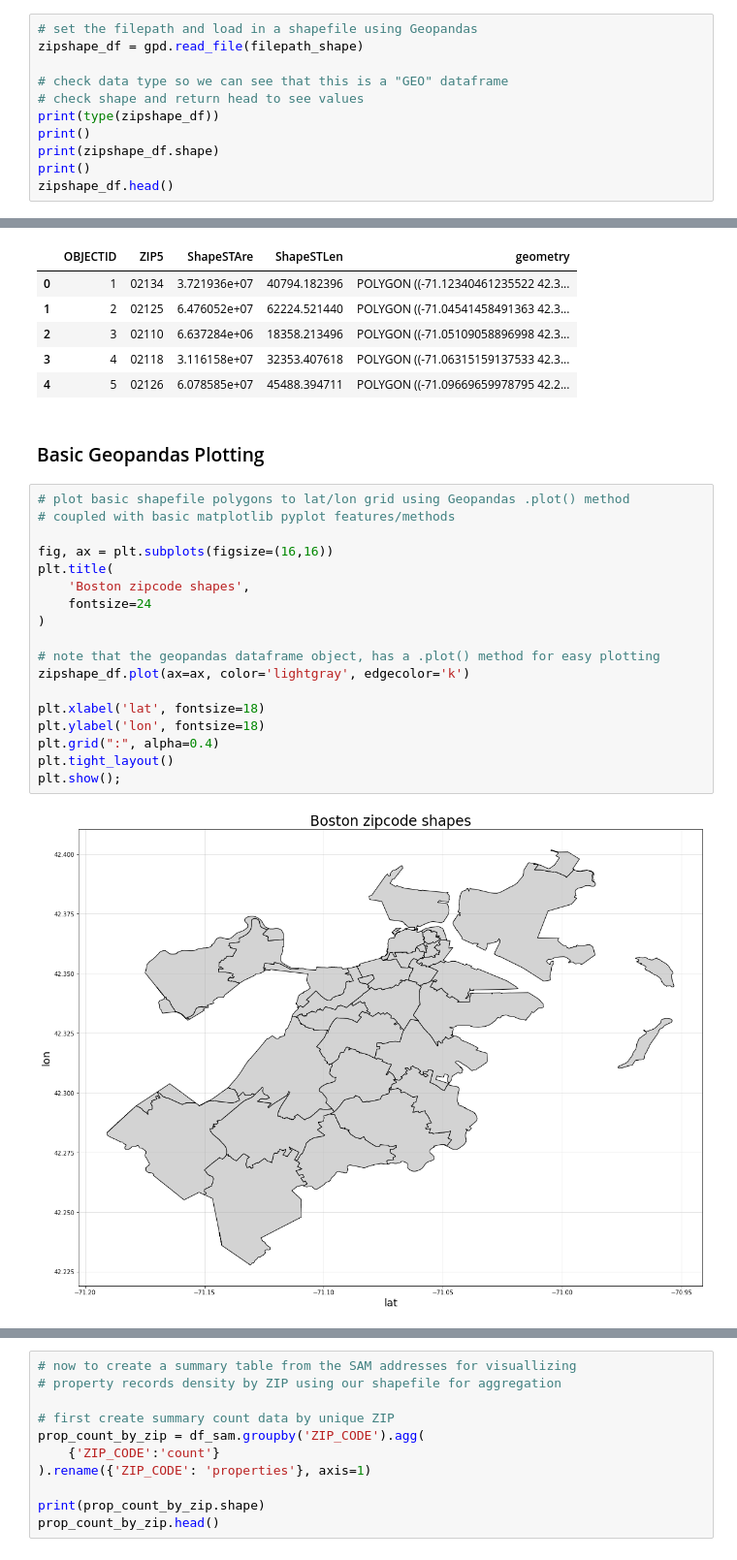
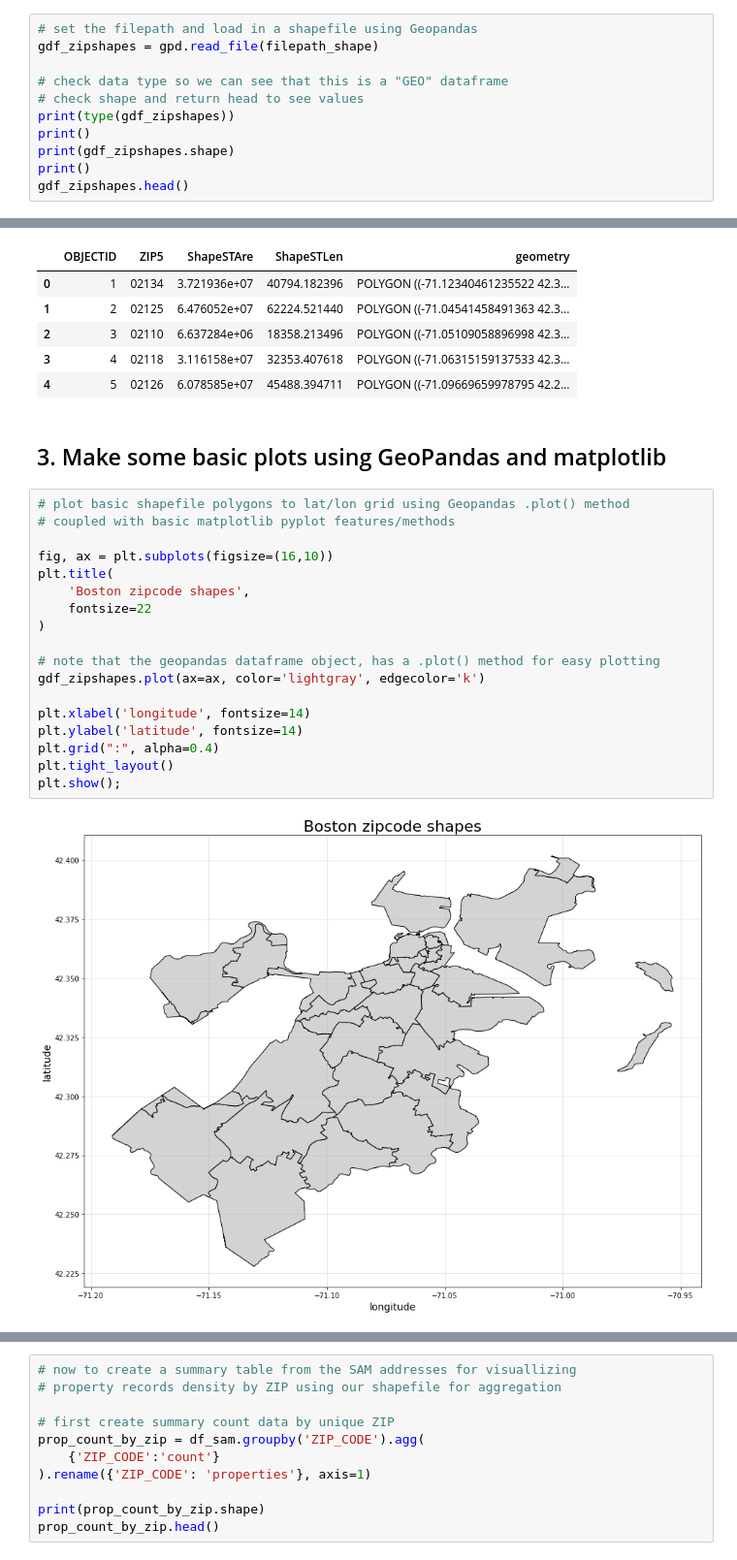
Before and after one commit to sedelmeyer/geopandas-tutorial, a Jupyter notebook: geopandas-tutorial.ipynb, the cells around one changed output, grey strips where cells are left out. Shown at 97% size. Drawn from its saved outputs; the diff is of its cells as text.

```diff
--- a/geopandas-tutorial.ipynb
+++ b/geopandas-tutorial.ipynb
@@ -111,15 +134,15 @@ df_sam['X'] = df_sam['X'].astype(float)
 df_sam['Y'] = df_sam['Y'].astype(float)
 # %%
 # set the filepath and load in a shapefile using Geopandas
-zipshape_df = gpd.read_file(filepath_shape)
+gdf_zipshapes = gpd.read_file(filepath_shape)
 
 # check data type so we can see that this is a "GEO" dataframe
 # check shape and return head to see values
-print(type(zipshape_df))
+print(type(gdf_zipshapes))
 print()
-print(zipshape_df.shape)
+print(gdf_zipshapes.shape)
 print()
-zipshape_df.head()
+gdf_zipshapes.head()
 # %% [output]
 <class 'geopandas.geodataframe.GeoDataFrame'>
 
@@ -130,28 +153,28 @@ zipshape_df.head()
 | 2 | 3 | 02110 | 6.637284e+06 | 18358.213496 | POLYGON ((-71.05109058896998 42.3... |
 | 3 | 4 | 02118 | 3.116158e+07 | 32353.407618 | POLYGON ((-71.06315159137533 42.3... |
 | 4 | 5 | 02126 | 6.078585e+07 | 45488.394711 | POLYGON ((-71.09669659978795 42.2... |
-# %% [markdown]
-### Basic Geopandas Plotting
+# %% [markdown]
+## 3. Make some basic plots using GeoPandas and matplotlib
 # %%
 # plot basic shapefile polygons to lat/lon grid using Geopandas .plot() method
 # coupled with basic matplotlib pyplot features/methods
 
-fig, ax = plt.subplots(figsize=(16,16))
+fig, ax = plt.subplots(figsize=(16,10))
 plt.title(
     'Boston zipcode shapes',
-    fontsize=24
+    fontsize=22
 )
 
 # note that the geopandas dataframe object, has a .plot() method for easy plotting
-zipshape_df.plot(ax=ax, color='lightgray', edgecolor='k')
+gdf_zipshapes.plot(ax=ax, color='lightgray', edgecolor='k')
 
-plt.xlabel('lat', fontsize=18)
-plt.ylabel('lon', fontsize=18)
+plt.xlabel('longitude', fontsize=14)
+plt.ylabel('latitude', fontsize=14)
 plt.grid(":", alpha=0.4)
 plt.tight_layout()
 plt.show();
 # %% [output]
-[figure, old version]
+[figure, new version]
 # %%
 # To label each shape, we first need to find a "representative point" for each polygon geometry
 # shapely (built into geopandas) can handle this with the representative_point() method
```
Also changed, not shown: parts of 28 cells of this notebook.
